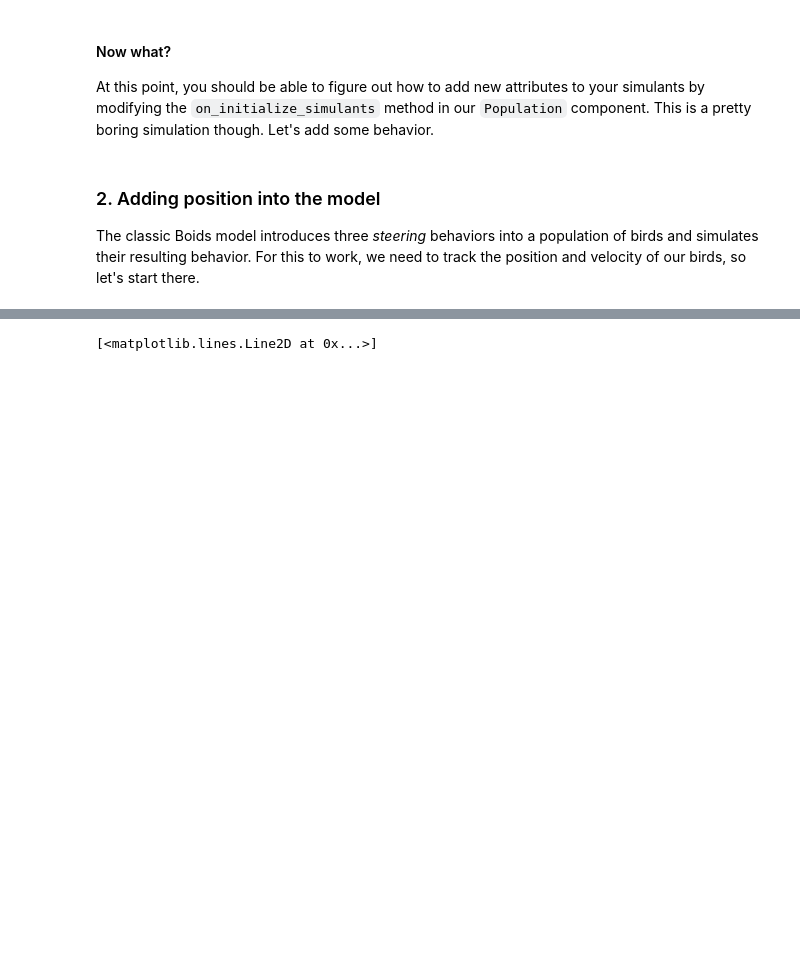
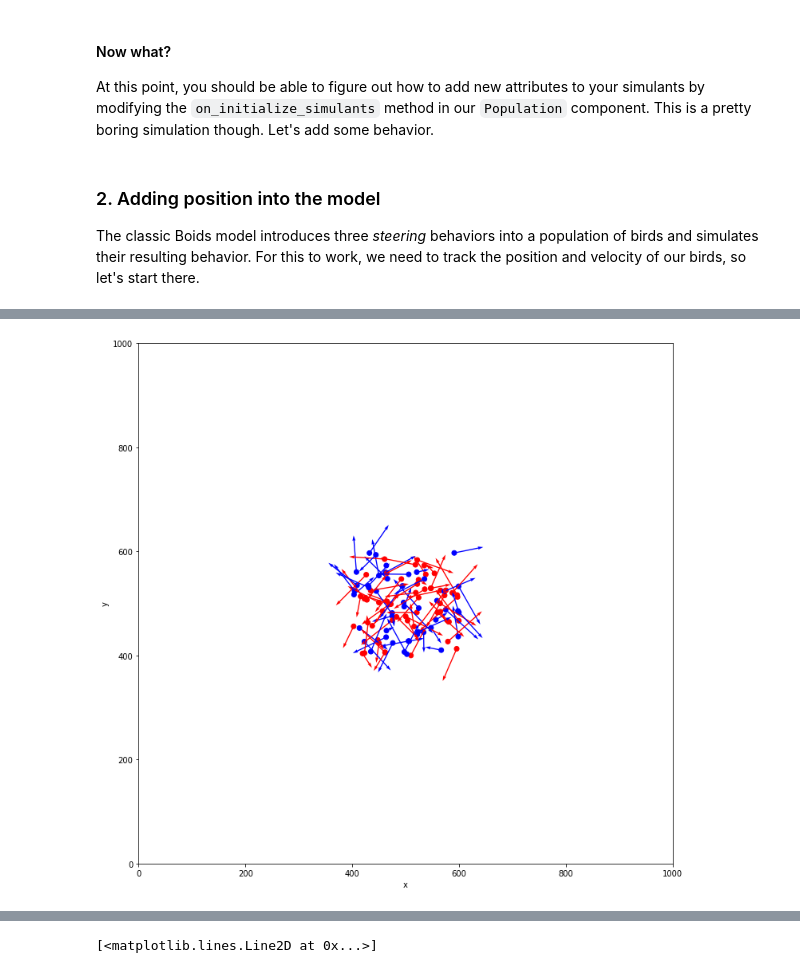
Before and after one commit to ihmeuw/vivarium-suite, a Jupyter notebook: libs/engine/docs/source/tutorials/my_first_simulation.ipynb, the cells around one changed output, grey strips where cells are left out. Saved outputs shown, nothing was run; the diff lists cells and outputs as text; code cells hidden in the pictures; blank space fills up the shorter version.

```diff
--- a/libs/engine/docs/source/tutorials/my_first_simulation.ipynb
+++ b/libs/engine/docs/source/tutorials/my_first_simulation.ipynb
@@ -309,0 +300,4 @@ Blah blah blah, this looks similar to our population model.
+# %%
+sim = setup_simulation([Population(), Location()])
+
+sim.population.population.head(10)
@@ -309,0 +322,22 @@ Blah blah blah, this looks similar to our population model.
+# %%
+%matplotlib inline
+import matplotlib.pyplot as plt
+
+
+def plot_birds(simulation, plot_velocity=False):
+    width = simulation.configuration.location.width
+    height = simulation.configuration.location.height
+    pop = simulation.population.population
+
+    plt.figure(figsize=[12, 12])
+    plt.scatter(pop.x, pop.y, color=pop.color)
+    if plot_velocity:
+        plt.quiver(pop.x, pop.y, pop.vx, pop.vy, color=pop.color, width=0.002)
+    plt.xlabel('x')
+    plt.ylabel('y')
+    plt.axis([0, width, 0, height])
+    plt.show()
+
+plot_birds(sim, True)
+# %% [output]
+[figure, added]
```
Also changed, not shown: parts of 9 cells of this notebook.
